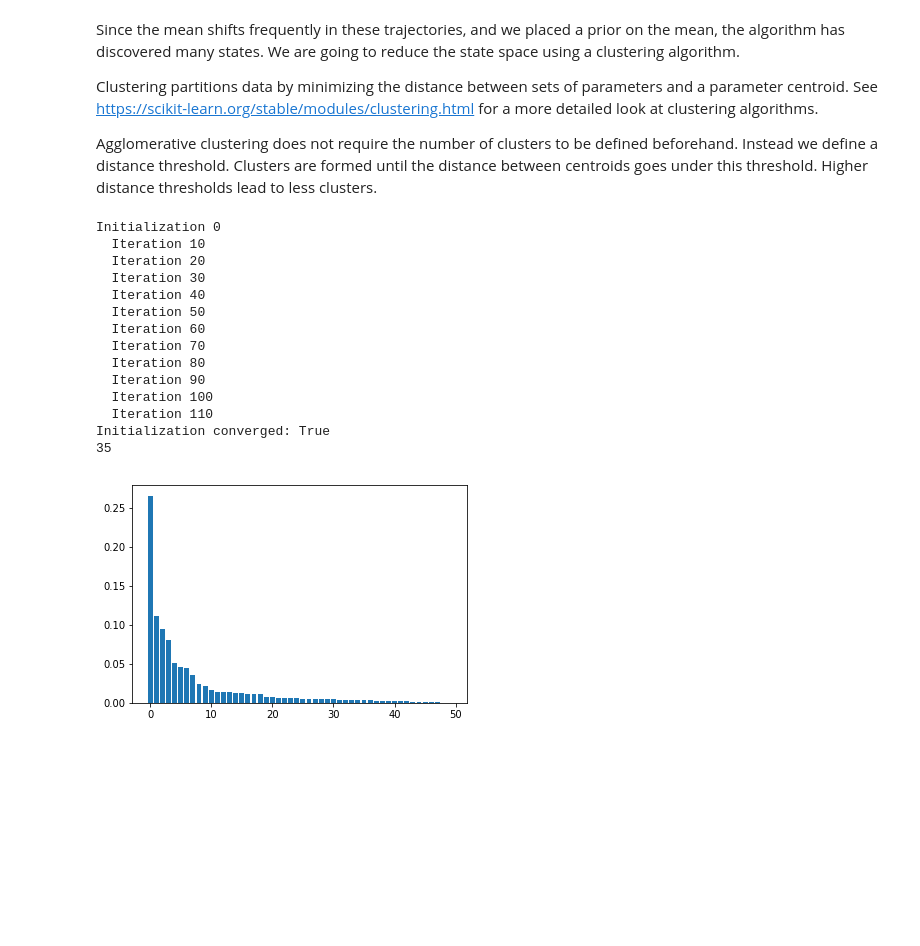
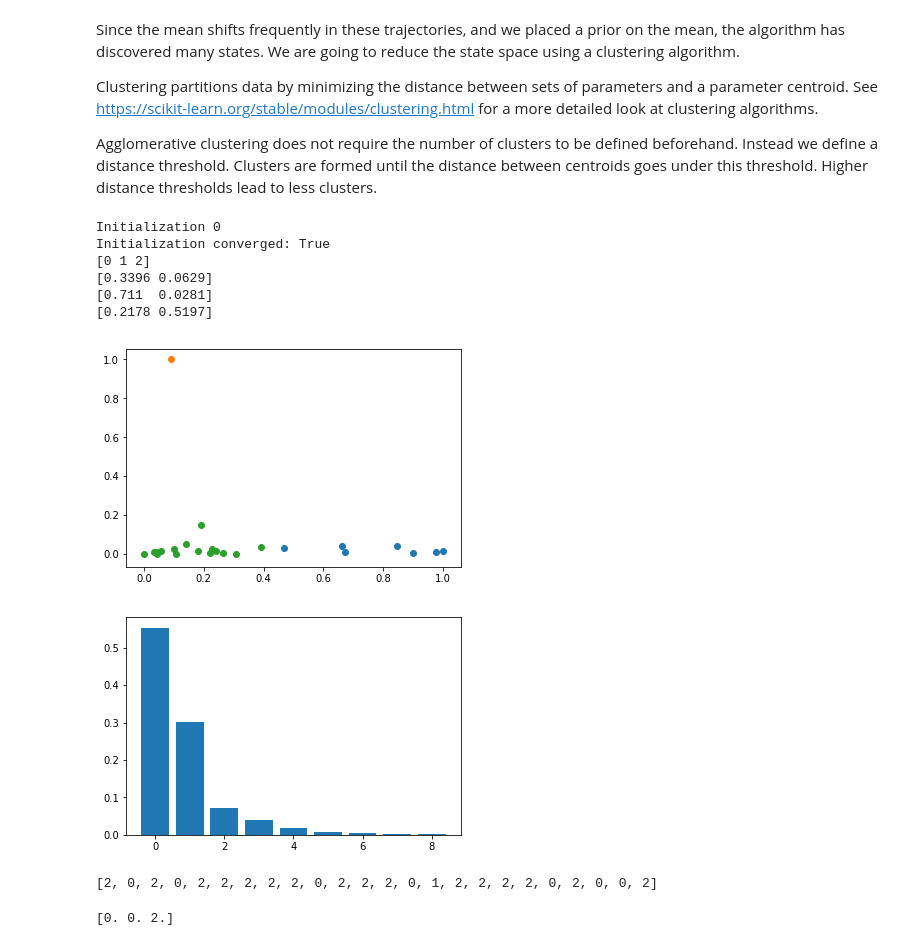
Before and after one commit to bencoscia/hdphmm, a Jupyter notebook: notebooks/Generating Stochastic Trajectory Realizations.ipynb, the cells around one changed output. Saved outputs shown, nothing was run; the diff lists cells and outputs as text; code cells hidden in the pictures; blank space fills up the shorter version.

```diff
--- a/notebooks/Generating Stochastic Trajectory Realizations.ipynb
+++ b/notebooks/Generating Stochastic Trajectory Realizations.ipynb
@@ -13,12 +13,15 @@ difference = False  # take first order difference of solute trajectories
 observation_model='AR'  # assume an autoregressive model
 order = 1  # autoregressive order
 max_states = 100
-traj_no = 2# None # np.arange(24)#2
+traj_no = [0, 2] # np.arange(10).tolist()# [2]# None # np.arange(24)#2
 first_frame = 7000  # frame after which simulation is equilibrated
 dim = [0, 1]
 prior = 'MNIW-N'  # MNIW-N or MNIW
 link = False  # link trajectories and add phantom state
 parameterize_each = True
+#hyperparams = {'mu0': np.array([2.54, 1]), 'sig0': np.array([0.94, 1.5])}
+#hyperparams = {'mu0': np.array([1]), 'sig0': np.array([1.5])}
+hyperparams = None
 
 # You can define a dictionary with some spline paramters
 spline_params = {'npts_spline': 10, 'save': True, 'savename': 'spline_hdphmm.pl'}
@@ -27,11 +30,11 @@ com = 'comr.pl'  # center of mass trajectories. If it exists, we can skip loadin
 
 ihmm = []
 
-for t in range(24):
+for t in traj_no:
 
     ihmm.append(hdphmm.InfiniteHMM(com, traj_no=t, load_com=True, difference=difference, observation_model=observation_model, order=order,
-                          max_states=max_states, first_frame=first_frame, spline_params=spline_params, dim=dim,
-                          prior=prior, link=link, parameterize_each=parameterize_each))
+                          max_states=max_states, first_frame=first_frame, dim=dim, spline_params=spline_params,
+                          prior=prior, link=link, parameterize_each=parameterize_each, hyperparams=hyperparams))
 # %% [output]
 Loaded center-of-mass coordinates
 Fitting 1 2 dimensional trajectories assuming an autoregressive order of 1
@@ -53,8 +49,9 @@ Fitting 1 2 dimensional trajectories assuming an autoregressive order of 1
 # %% [markdown]
 Now, let's load carry out the inference procedure:
 # %%
-for i in range(24):
-    ihmm[i].inference(50)
+niter = 200
+for i in range(len(traj_no)):
+    ihmm[i].inference(niter)
 # %% [markdown]
 Now we can visualize the state predictions if we want.
 # %%
@@ -68,8 +78,8 @@ Found 17 unique states
 # %%
 params = []
 
-for i in range(24):
-    ihmm[i]._get_params()
+for i in range(len(traj_no)):
+    ihmm[i]._get_params(recalculate_mle=False)
     params.append(ihmm[i].converged_params)
 # print(ihmm.converged_params['mu'].mean(axis=0))
 # from LLC_Membranes.llclib import file_rw
@@ -95,0 +163,6 @@ Autoregressive parameters equilibrated after 47 iterations
+# %%
+state = 37
+ndx = np.unique(ihmm[0].z[0, :]).tolist().index(state)
+
+print(params[0]['A'][:, 0, ..., ndx].mean(axis=0))
+print(params[0]['sigma'][..., ndx].mean(axis=0))
@@ -102,41 +180,61 @@ Agglomerative clustering does not require the number of clusters to be defined b
 # %%
 from hdphmm.cluster import Cluster
 import matplotlib.pyplot as plt
+%matplotlib inline
 
-clusters = Cluster(params, algorithm='bayesian', ncomponents=50, max_iter=2000, \
+clusters = Cluster(params, algorithm='bayesian', ncomponents=9, max_iter=2000, \
                    weight_concentration_prior_type='dirichlet_process', weight_concentration_prior=1, \
-                   mean_precision_prior=1, init_params='kmeans', means=True)
+                   mean_precision_prior=1, init_params='kmeans', means=True, eigs=True)
 
 clusters.fit()
+
+means = clusters.clusters.means_
 
 weights = clusters.clusters.weights_
 
 #print(np.argmax(weights))
 #print(clusters.clusters.means_[np.argmax(weights)])
-print(np.unique(clusters.labels).size)
+unique = np.unique(clusters.labels)
+print(unique)
+
+for i in unique:
+    print(means[i])
+    ndx = np.where(clusters.labels == i)
+    plt.scatter(clusters.X[ndx, 0], clusters.X[ndx, 1])
+
+plt.figure()
+
 plt.bar(np.arange(weights.size), np.sort(weights)[::-1])
 plt.show()
 
 # print((clusters.clusters.weights_ > 0.03).sum())
 #print(clusters.labels.size)
 #print(len(np.unique(clusters.labels)))
 #print(dir(clusters.clusters))
 # %% [output]
 Initialization 0
-  Iteration 10
-  Iteration 20
-  Iteration 30
-  Iteration 40
-  Iteration 50
-  Iteration 60
-  Iteration 70
-  Iteration 80
-  Iteration 90
-  Iteration 100
-  Iteration 110
 Initialization converged: True
-35
+[0 1 2]
+[0.3396 0.0629]
+[0.711  0.0281]
+[0.2178 0.5197]
-[figure, old version]
+[figure, new version]
+[figure, added]
+# %%
+print(clusters.labels)
+
+ndx = 0
+for i in range(len(ihmm)):
+    end = ndx + len(ihmm[i].found_states)
+    labels = clusters.labels[ndx:end]
+    ndx = end
+    ihmm[i].reassign_state_sequence(clusters, labels=labels)
+# %% [output]
+[2, 0, 2, 0, 2, 2, 2, 2, 2, 0, 2, 2, 2, 0, 1, 2, 2, 2, 2, 0, 2, 0, 0, 2]
+# %%
+hdphmm.get_clustered_parameters(ihmm, clusters)
+# %% [output]
+[0. 0. 2.]
 # %%
 from sklearn.cluster import AgglomerativeClustering
 
```
Also changed, not shown: parts of 14 cells of this notebook, 4 other files.
